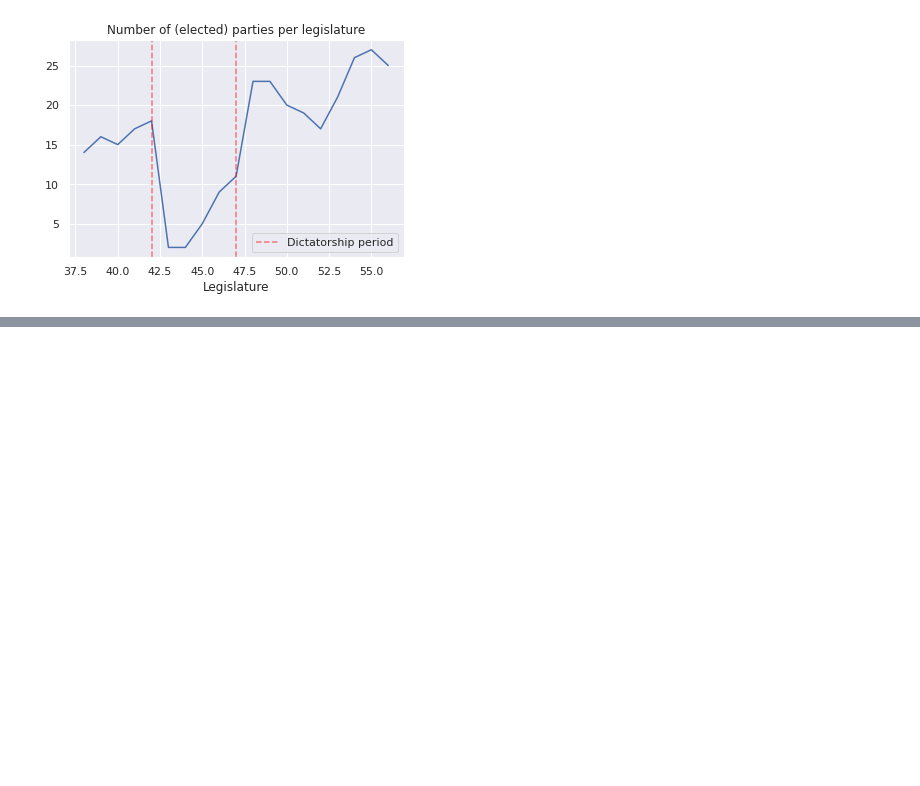
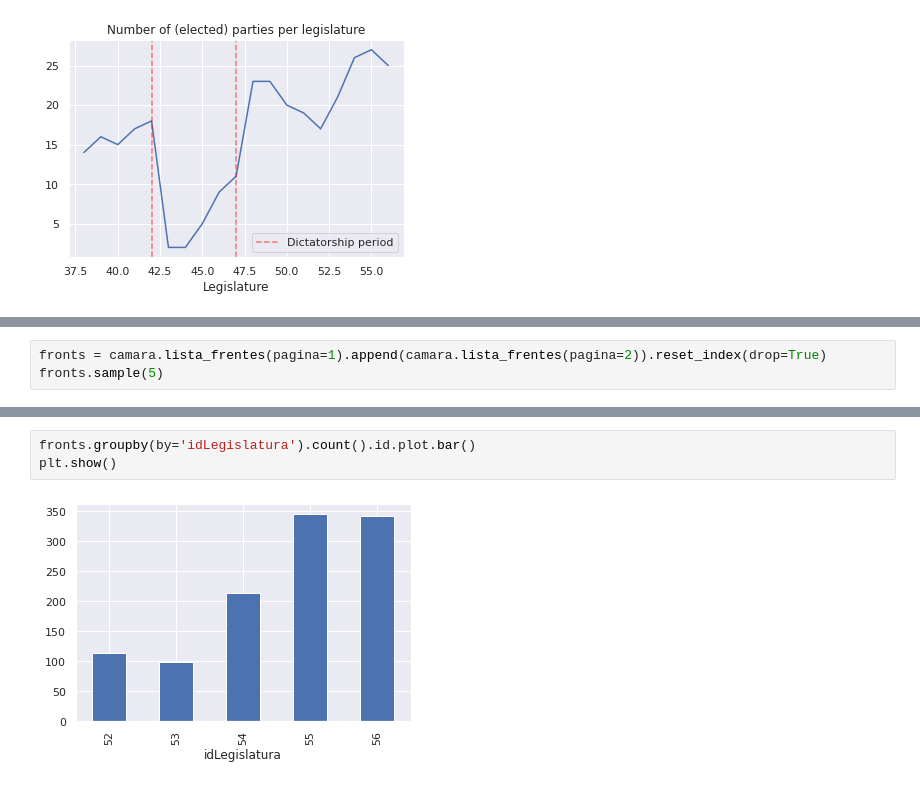
Before and after one commit to lucasmoschen/project-network-science, a Jupyter notebook: notebooks/data_exploration.ipynb, the cells around one changed output, grey strips where cells are left out. Drawn from its saved outputs; the diff is of its cells as text; blank space fills up the shorter version.

```diff
--- a/notebooks/data_exploration.ipynb
+++ b/notebooks/data_exploration.ipynb
@@ -116,0 +220,3 @@ plt.show()
+# %%
+fronts = camara.lista_frentes(pagina=1).append(camara.lista_frentes(pagina=2)).reset_index(drop=True)
+fronts.sample(5)
@@ -116,0 +230,5 @@ plt.show()
+# %%
+fronts.groupby(by='idLegislatura').count().id.plot.bar()
+plt.show()
+# %% [output]
+[figure, added]
```
Also changed, not shown: parts of 20 cells of this notebook.
